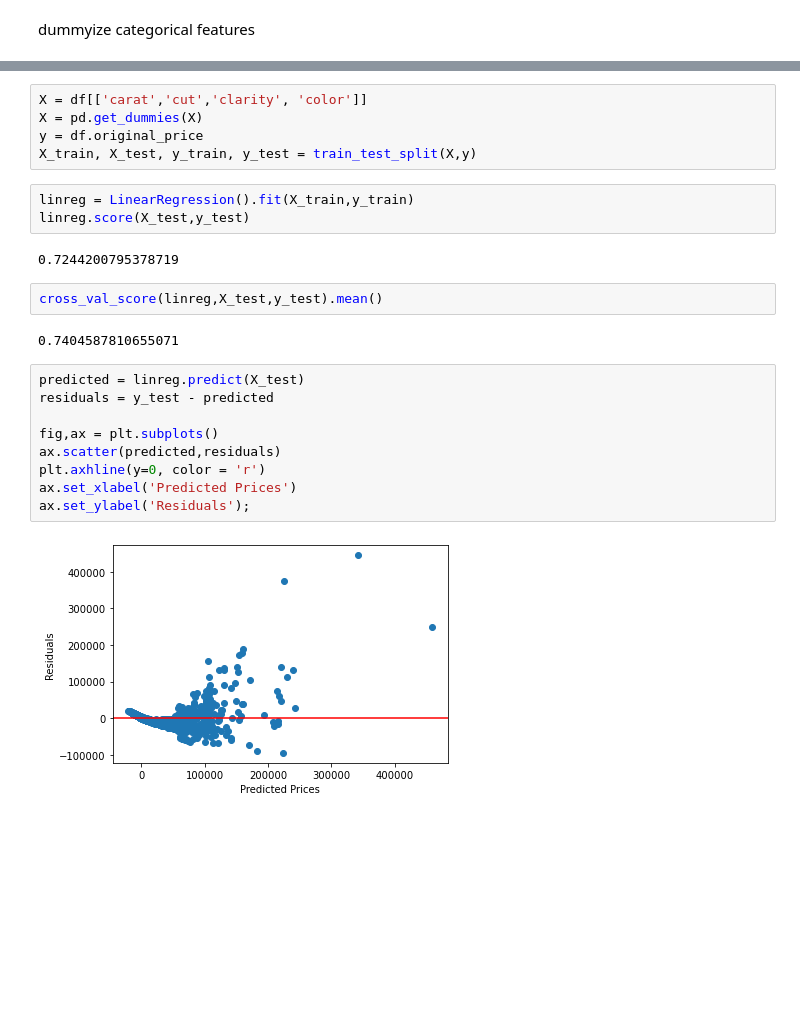
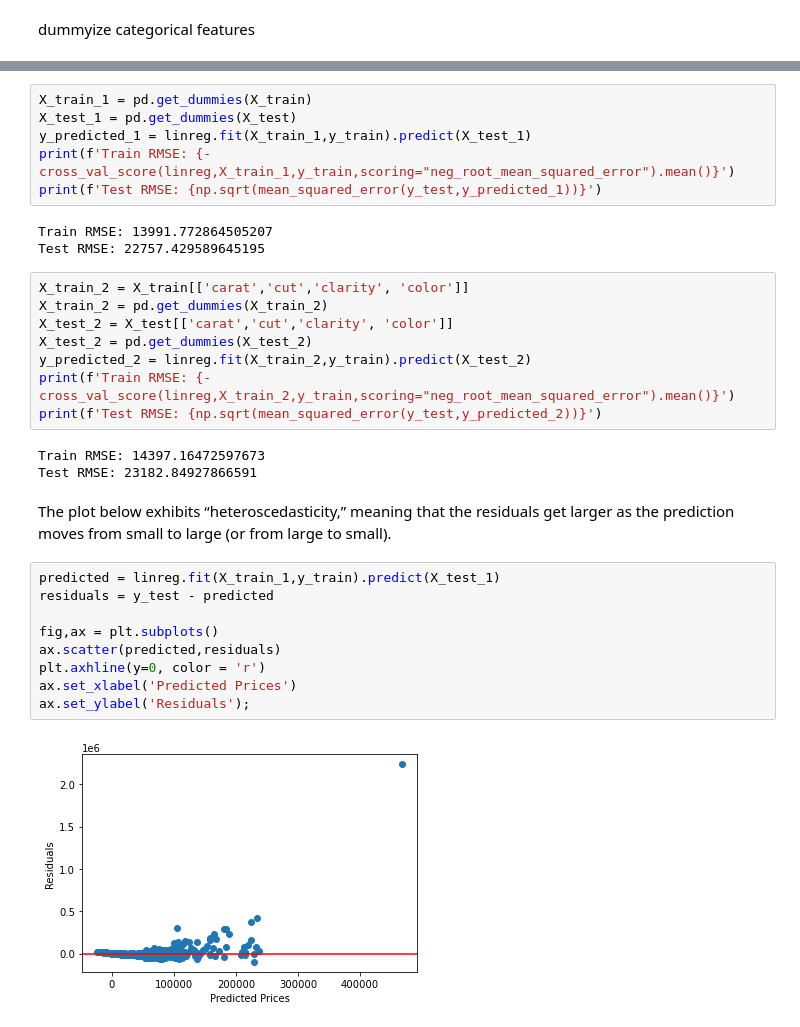
Before and after one commit to wjlau/Capstone2, a Jupyter notebook: predicting_diamond_prices.ipynb, the cells around one changed output, grey strips where cells are left out. Drawn from its saved outputs; the diff is of its cells as text; blank space fills up the shorter version.

```diff
--- a/predicting_diamond_prices.ipynb
+++ b/predicting_diamond_prices.ipynb
@@ -149,25 +148,33 @@ cross_val_score(linreg,X_test,y_test).mean()
-# %%
-X = df[['carat','cut','clarity', 'color']]
-X = pd.get_dummies(X)
-y = df.original_price
-X_train, X_test, y_train, y_test = train_test_split(X,y)
-# %%
-linreg = LinearRegression().fit(X_train,y_train)
-linreg.score(X_test,y_test)
-# %% [output]
-0.7244200795378719
-# %%
-cross_val_score(linreg,X_test,y_test).mean()
-# %% [output]
-0.7404587810655071
+# %%
+X_train_1 = pd.get_dummies(X_train)
+X_test_1 = pd.get_dummies(X_test)
+y_predicted_1 = linreg.fit(X_train_1,y_train).predict(X_test_1)
+print(f'Train RMSE: {-cross_val_score(linreg,X_train_1,y_train,scoring="neg_root_mean_squared_error").mean()}')
+print(f'Test RMSE: {np.sqrt(mean_squared_error(y_test,y_predicted_1))}')
+# %% [output]
+Train RMSE: 13991.772864505207
+Test RMSE: 22757.429589645195
+# %%
+X_train_2 = X_train[['carat','cut','clarity', 'color']]
+X_train_2 = pd.get_dummies(X_train_2)
+X_test_2 = X_test[['carat','cut','clarity', 'color']]
+X_test_2 = pd.get_dummies(X_test_2)
+y_predicted_2 = linreg.fit(X_train_2,y_train).predict(X_test_2)
+print(f'Train RMSE: {-cross_val_score(linreg,X_train_2,y_train,scoring="neg_root_mean_squared_error").mean()}')
+print(f'Test RMSE: {np.sqrt(mean_squared_error(y_test,y_predicted_2))}')
+# %% [output]
+Train RMSE: 14397.16472597673
+Test RMSE: 23182.84927866591
+# %% [markdown]
+The plot below exhibits “heteroscedasticity,” meaning that the residuals get larger as the prediction moves from small to large (or from large to small).
 # %%
-predicted = linreg.predict(X_test)
+predicted = linreg.fit(X_train_1,y_train).predict(X_test_1)
 residuals = y_test - predicted
 
 fig,ax = plt.subplots()
 ax.scatter(predicted,residuals)
 plt.axhline(y=0, color = 'r')
 ax.set_xlabel('Predicted Prices')
 ax.set_ylabel('Residuals');
 # %% [output]
-[figure, old version]
+[figure, new version]
```
Also changed, not shown: parts of 33 cells of this notebook.
